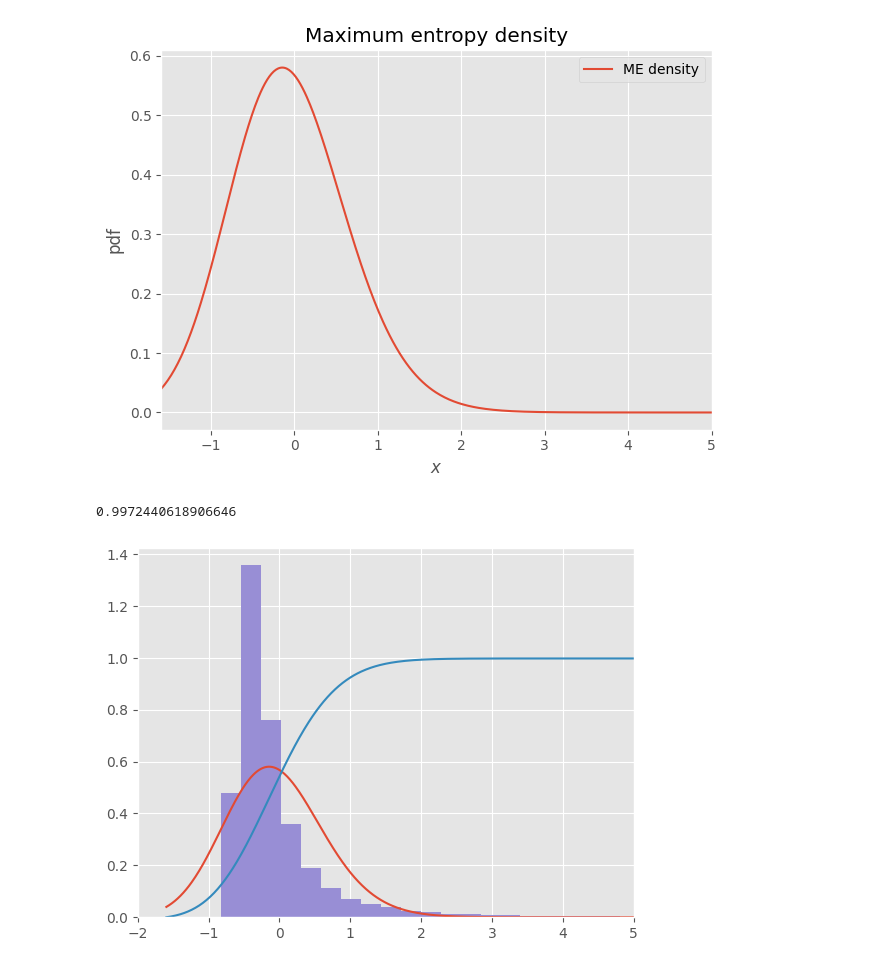
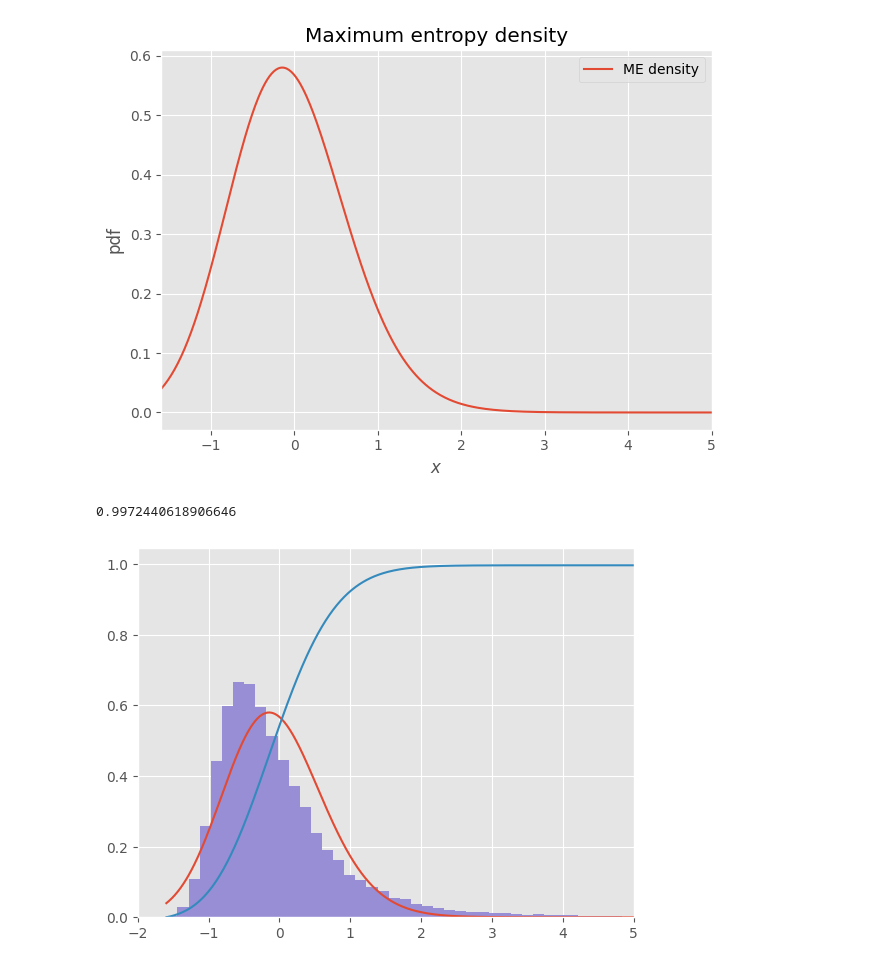
Before and after one commit to LiselotPrins/max_entropy, a Jupyter notebook: investigate_field.ipynb, the cells around one changed output. Saved outputs shown, nothing was run; the diff lists cells and outputs as text; code cells hidden in the pictures.

```diff
--- a/investigate_field.ipynb
+++ b/investigate_field.ipynb
@@ -33,7 +29,8 @@ Avg: 1.4e-09 || Var: 1.0000
 Skewness: 7.33 || Kurtosis: 100.98
 [figure]
 # %%
-picture = data[0]
+i = 0 #number of picture to look at
+picture = data[i]
 picture_flat = picture.flatten()
 l = np.min(picture)
 u = np.max(picture)+.1
@@ -45,9 +42,8 @@ ob_skewkurt = MaxEnt(support=(l,u),
                      n_quadrature=n,
                      b_constraints=d.b_constraint_skewkurt(skew,kurt),
                      f_vector=d.f_constraint_skewkurt)
-ob_skewkurt._algorithm(k_max=200)
-ob_skewkurt._visualize_algorithm()
-ob_skewkurt._visualize_solution(xlim=(l,5))
+ob_skewkurt.visualize_algorithm()
+ob_skewkurt.visualize_solution(xlim=(l,5))
 # %% [output]
 Estimate of absolute integration error of norm. const.: 2.349e-08
 The resulting parameters:
@@ -60,15 +56,15 @@ The resulting parameters:
 # %%
 N=500
 xx = np.linspace(l,5,N)
 
-y = ob_skewkurt._p(xx)
-yy = ob_skewkurt._cdf(xx)
+y = ob_skewkurt.pdf(xx)
+yy = ob_skewkurt.cdf(xx)
 print(yy[-1])
 plt.plot(xx,y)
 plt.plot(xx,yy)
-plt.hist(arr, density=True, bins=100)
+plt.hist((data[i]).flatten(), density=True, bins=100)
 plt.xlim(-2,5)
 plt.show()
 # %% [output]
 0.9972440618906646
-[figure, old version]
+[figure, new version]
```
Also changed, not shown: parts of 8 cells of this notebook, 6 other files.
